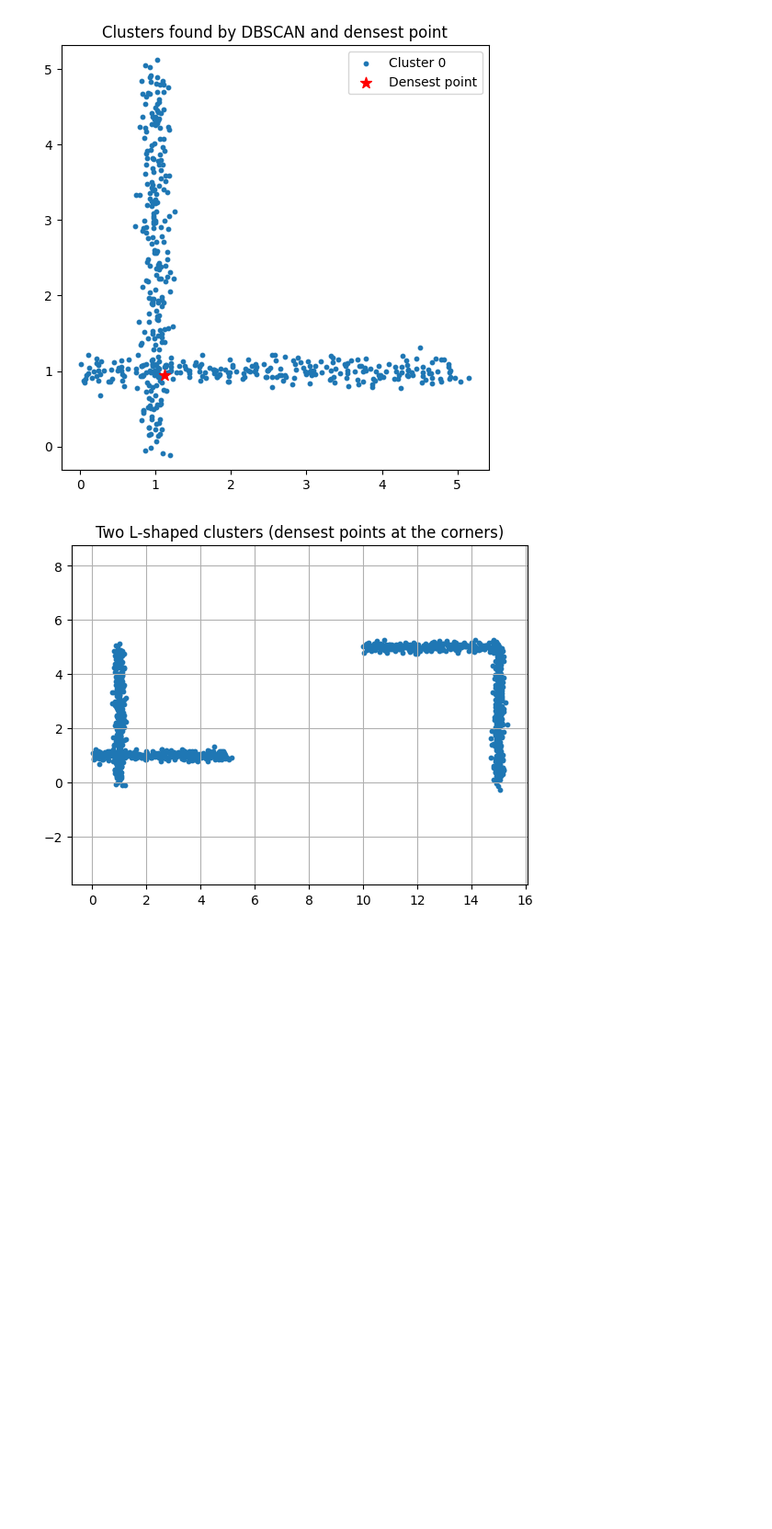
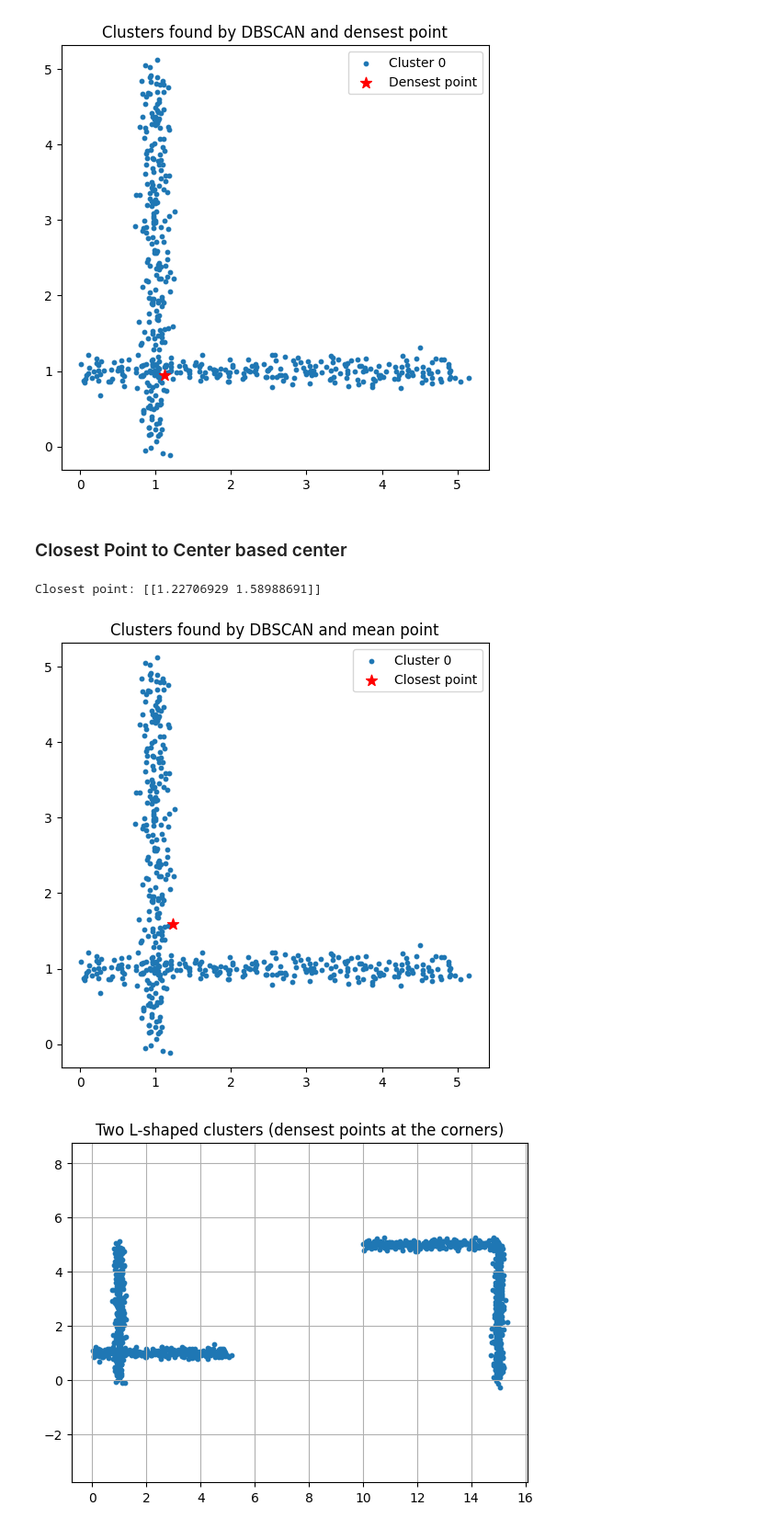
Before and after one commit to UnaiLalana/DAB-SMOTE, a Jupyter notebook: notebooks/SolversAnalysis.ipynb, the cells around one changed output. Shown at 92% size. Cells and saved outputs as stored; diff of their text form; code cells hidden in the pictures; blank space fills up the shorter version.

Commit message:
updated docs and visualization notebook

```diff
--- a/notebooks/SolversAnalysis.ipynb
+++ b/notebooks/SolversAnalysis.ipynb
@@ -101,6 +104,15 @@ visualize_data(centre, clusters, X, type='densest')
 # %% [output]
 Densest point: [[1.11365708 0.94084286]]
 [figure]
+# %% [markdown]
+### Closest Point to Center based center ###
+# %%
+centre, clusters = dab.get_clustering(X, solver='closest')
+print(f"Closest point: {centre}")
+visualize_data(centre, clusters, X, type='closest')
+# %% [output]
+Closest point: [[1.22706929 1.58988691]]
+[figure, added]
 # %%
 np.random.seed(42)
 x_h1 = np.linspace(0, 5, 250)
```
Also changed, not shown: parts of 2 cells of this notebook, 2 other files.
